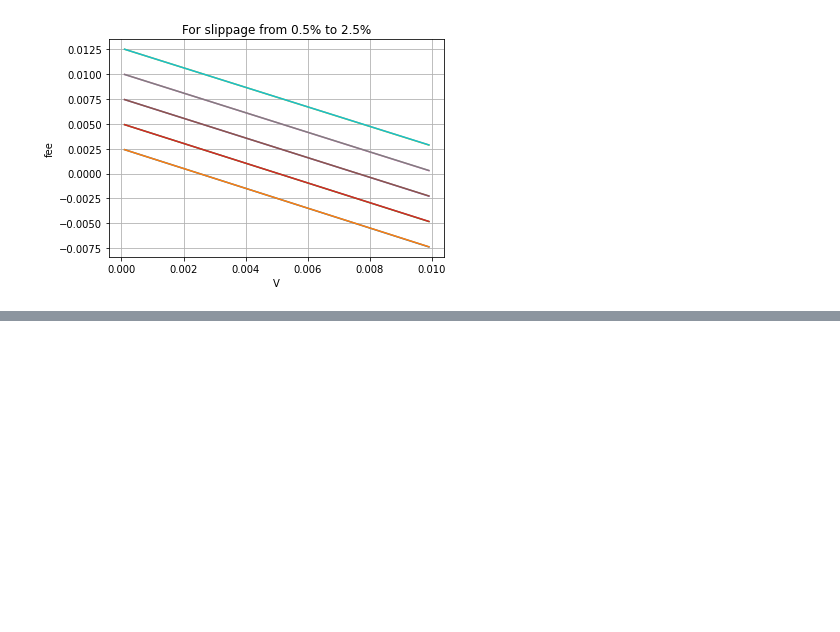
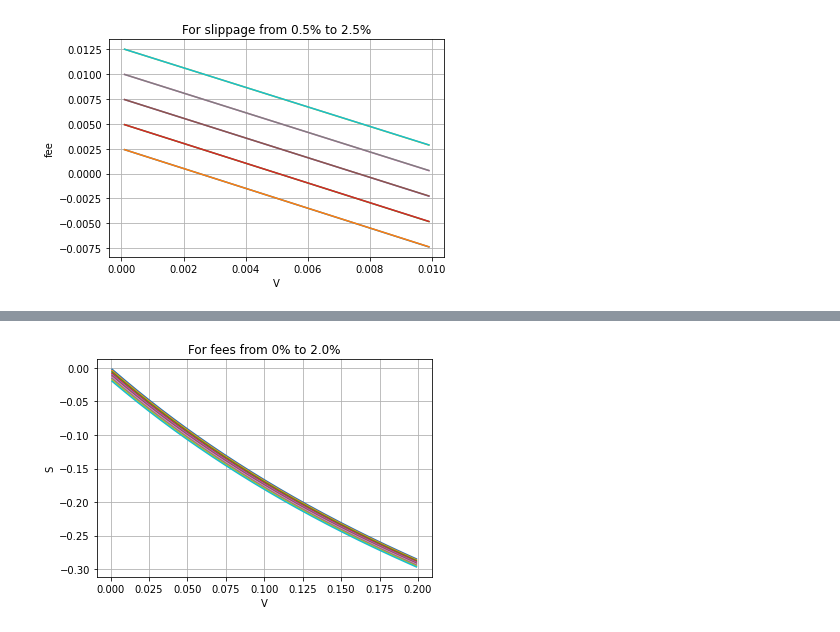
Before and after one commit to galacticcouncil/HydraDX-simulations, a Jupyter notebook: analysis/SlippageAnalysis.ipynb, the cells around one changed output, grey strips where cells are left out. Saved outputs shown, nothing was run; the diff lists cells and outputs as text; code cells hidden in the pictures; blank space fills up the shorter version.

Commit message:
Adding more slippage analysis

```diff
--- a/analysis/SlippageAnalysis.ipynb
+++ b/analysis/SlippageAnalysis.ipynb
@@ -150,0 +156,32 @@ plt.show()
+# %%
+def eff_slippage_R(R, delta_R, fee, C):
+    return eff_slippage(delta_R/R, fee, C)
+def eff_slippage_scaled_liquidity(R, delta_R, fee_P, fee_A, Q1, Q2, scale):
+    p1 = Q1/R
+    return (1 - fee_P)/(1 + delta_R/(scale * R) + p1 * delta_R/(scale * Q2) * (1 - fee_P)) * (1 - fee_A) - 1
+
+# note that the actual fee is about twice this, so really this ranges from 0 to 0.5% fees, approximately.
+fees = [0.001*i for i in range(10)]
+delta_R = 1000
+R = 10000
+Q2 = 10000
+scale_factors = [.01*i for i in range(1,200)]
+step_size = .001
+V = [step_size*i for i in range(1,int(0.2/step_size))]
+C = 1
+fig, ax = plt.subplots()
+
+for fee in fees:
+
+    S = [eff_slippage_scaled_liquidity(R, delta_R, fee, fee, Q2, Q2, c) for c in scale_factors]
+    S = [eff_slippage(v, fee, C) for v in V]
+
+    ax.plot(V, S)
+
+
+ax.set(xlabel='V', ylabel='S',
+       title='For fees from 0% to 2.0%')
+ax.grid()
+plt.show()
+# %% [output]
+[figure, added]
```
Also changed, not shown: parts of 7 cells of this notebook, 1 other file.
